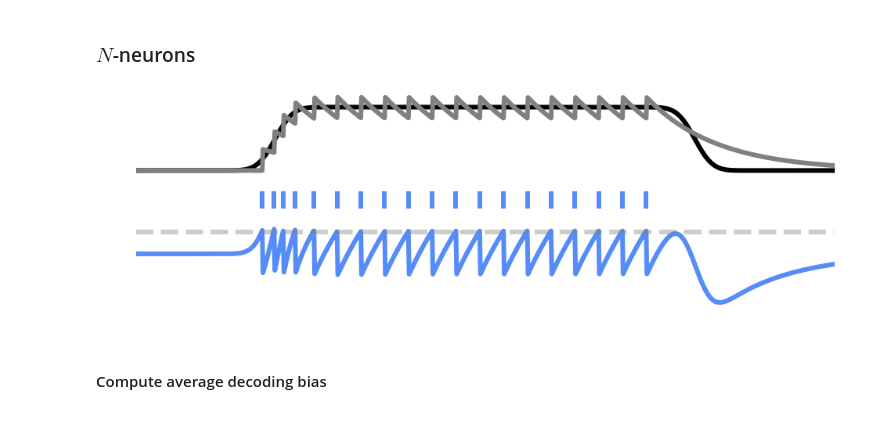
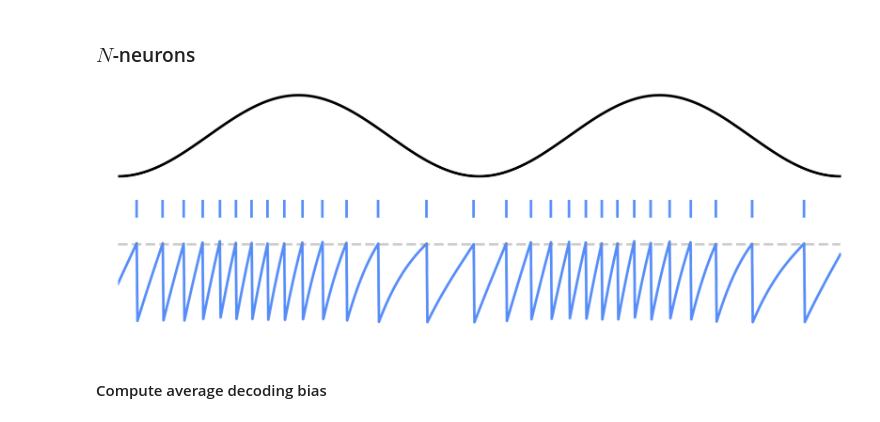
Before and after one commit to ABra1993/LisbonLab, a Jupyter notebook: Current/SNN_current.ipynb, the cells around one changed output. Cells and saved outputs as stored; diff of their text form; code cells hidden in the pictures.

```diff
--- a/Current/SNN_current.ipynb
+++ b/Current/SNN_current.ipynb
@@ -133,7 +133,7 @@ def time_varying_signal_sinusoidal(positive_input=True):
 
     """
 
-    cycles = 3
+    cycles = 1
     x = np.zeros(iterations)
     if positive_input == True:
         x = np.cos(np.pi + 2 * np.linspace(-cycles * np.pi, cycles * np.pi, iterations)) + 3
@@ -518,7 +518,7 @@ def visualize_single_neuron():
 
     # initialize plot
     plots = 5
-    fig = pl.figure(figsize=(16, 5))
+    fig = pl.figure(figsize=(30, 10))
     w = 6
 
     ax1 = pl.subplot2grid((plots, 1), (0, 0), rowspan=2)
@@ -526,7 +526,7 @@ def visualize_single_neuron():
     pl.axis('off')
     pl.xticks([])
     pl.plot(t, x, label=r'$x$', color='black', lw=w)
-    pl.plot(t, x_est, label=r'$\hat{x}$', color='gray', lw=w)
+    #pl.plot(t, x_est, label=r'$\hat{x}$', color='gray', lw=w)
     if plot_c == True:
         pl.plot(t[:-1], c, '--k', label=r'$x + \dot{x}$', alpha=0.2, lw=w)
     pl.xlim(0, iterations * dt)
@@ -563,34 +563,34 @@ def visualize_single_neuron():
 # %%
 N = 1                                                     # number of neurons
 dt = 0.01                                                 # time step
 iterations = 1000                                         # length of simulation
 homogeneous_weights = True                                # homogeneous weights or different weights for each neuron
 gamma = 1                                                 # readout weight
 constant = False                                          # create constant or time-variant input signal
-sinusoidal = False                                        # create sinusoidal input signal
+sinusoidal = True                                        # create sinusoidal input signal
 positive_input = True                                     # create positive sinusoidal input signal
 c_upp = 3                                                 # value signal input
 tau = 1                                                   # time constant
 beta = 0.0                                                # cost
 plot_c = False                                            # plot the input + input der (=c) or only input signal
 plot_voltage = True                                       # plot the voltages
 color = np.random.randint(0, 255, size=(N, 3))/255        # assign different color to each neuron
 color=np.array([0.3372549 , 0.54901961, 0.96862745])
 
 # run simulation
 t, x_est, o, voltage, D, T = initialize_params(N=N, dt=dt, iterations=iterations, beta=beta, homogeneous_weights=homogeneous_weights, gamma=gamma)
-
+x_est[0] = 2
 if sinusoidal == True:
     x,c     = time_varying_signal_sinusoidal(positive_input=positive_input)
 else:
     x,c     = time_varying_signal(constant=constant, c_upp=c_upp, tau=tau)
 run(tau=tau, beta=beta)
 if N == 1:
     visualize_single_neuron()
 else:
     visualize(color=color, plot_voltage=plot_voltage, plot_c=plot_c)
 # %% [output]
-[figure, old version]
+[figure, new version]
 # %% [markdown]
 #### Compute average decoding bias
 # %%
```
Also changed, not shown: 1 other file.
